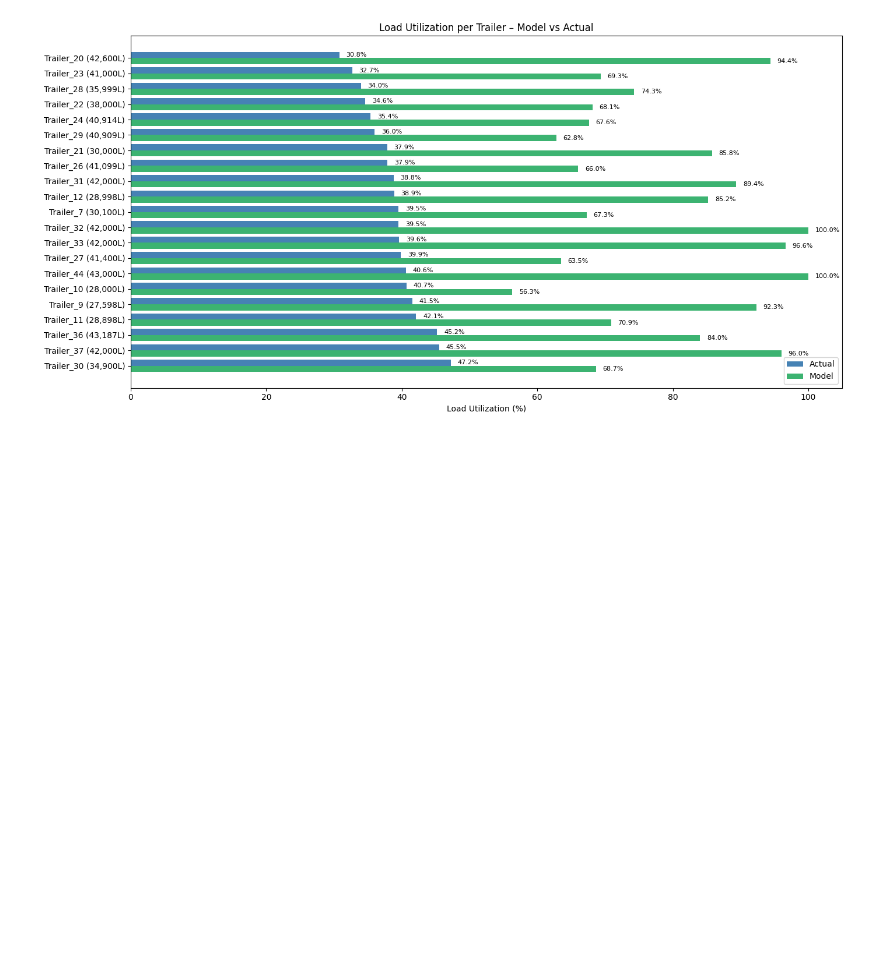
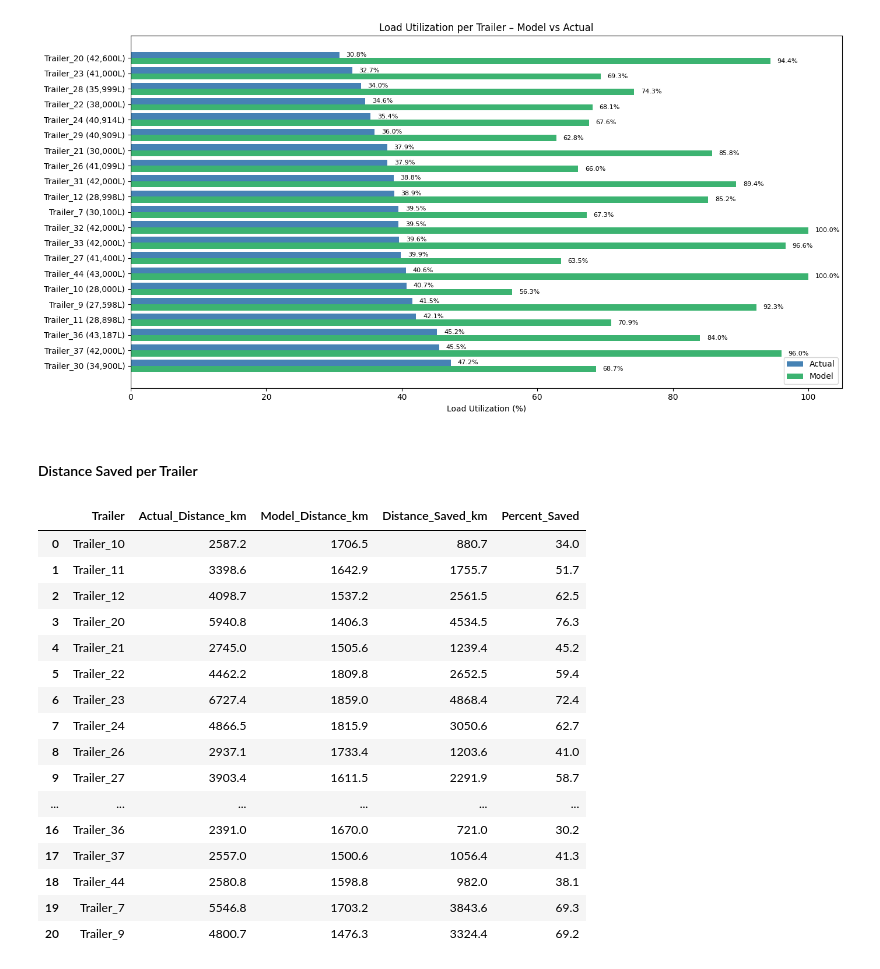
Before and after one commit to Marius-14/thesis_code, a Jupyter notebook: code/comparison_model_vs_actual.ipynb, the cells around one changed output. Cells and saved outputs as stored; diff of their text form; code cells hidden in the pictures; blank space fills up the shorter version.

```diff
--- a/code/comparison_model_vs_actual.ipynb
+++ b/code/comparison_model_vs_actual.ipynb
@@ -657,3 +657,64 @@ plt.tight_layout()
 plt.show()
 # %% [output]
 [figure]
+# %% [markdown]
+#### Distance Saved per Trailer
+# %%
+# Convert delivery date to datetime
+fuel_data_raw["Delivery_Date"] = pd.to_datetime(fuel_data_raw["Delivery_Date"])
+
+# Filter to Source_2 and calculate monthly average actual distance per trailer
+filtered_actual = fuel_data_raw[fuel_data_raw["Origin_ID"] == "Source_2"].copy()
+filtered_actual["RoundTrip_Distance"] = filtered_actual["Distance_km"] * 2
+filtered_actual["YearMonth"] = filtered_actual["Delivery_Date"].dt.to_period("M")
+
+model_distance = (
+    model_output.groupby("Trailer")["Distance_Travelled_km"]
+    .sum()
+    .reset_index()
+    .rename(columns={"Distance_Travelled_km": "Model_Distance_km"})
+)
+
+monthly_actual_distance = (
+    filtered_actual.groupby(["Trailer", "YearMonth"])["RoundTrip_Distance"]
+    .sum()
+    .reset_index()
+)
+
+avg_monthly_actual = (
+    monthly_actual_distance.groupby("Trailer")["RoundTrip_Distance"]
+    .mean()
+    .reset_index()
+    .rename(columns={"RoundTrip_Distance": "Actual_Distance_km"})
+)
+
+distance_comparison_avg = pd.merge(avg_monthly_actual, model_distance, on="Trailer", how="inner")
+distance_comparison_avg["Distance_Saved_km"] = distance_comparison_avg["Actual_Distance_km"] - distance_comparison_avg["Model_Distance_km"]
+distance_comparison_avg["Percent_Saved"] = (distance_comparison_avg["Distance_Saved_km"] / distance_comparison_avg["Actual_Distance_km"]) * 100
+
+distance_comparison_avg = distance_comparison_avg.round({
+    "Actual_Distance_km": 1,
+    "Model_Distance_km": 1,
+    "Distance_Saved_km": 1,
+    "Percent_Saved": 1
+})
+
+distance_comparison_avg.head(30)
+# %% [output]
+|  | Trailer | Actual_Distance_km | Model_Distance_km | Distance_Saved_km | Percent_Saved |
+| 0 | Trailer_10 | 2587.2 | 1706.5 | 880.7 | 34.0 |
+| 1 | Trailer_11 | 3398.6 | 1642.9 | 1755.7 | 51.7 |
+| 2 | Trailer_12 | 4098.7 | 1537.2 | 2561.5 | 62.5 |
+| 3 | Trailer_20 | 5940.8 | 1406.3 | 4534.5 | 76.3 |
+| 4 | Trailer_21 | 2745.0 | 1505.6 | 1239.4 | 45.2 |
+| 5 | Trailer_22 | 4462.2 | 1809.8 | 2652.5 | 59.4 |
+| 6 | Trailer_23 | 6727.4 | 1859.0 | 4868.4 | 72.4 |
+| 7 | Trailer_24 | 4866.5 | 1815.9 | 3050.6 | 62.7 |
+| 8 | Trailer_26 | 2937.1 | 1733.4 | 1203.6 | 41.0 |
+| 9 | Trailer_27 | 3903.4 | 1611.5 | 2291.9 | 58.7 |
+| ... | ... | ... | ... | ... | ... |
+| 16 | Trailer_36 | 2391.0 | 1670.0 | 721.0 | 30.2 |
+| 17 | Trailer_37 | 2557.0 | 1500.6 | 1056.4 | 41.3 |
+| 18 | Trailer_44 | 2580.8 | 1598.8 | 982.0 | 38.1 |
+| 19 | Trailer_7 | 5546.8 | 1703.2 | 3843.6 | 69.3 |
+| 20 | Trailer_9 | 4800.7 | 1476.3 | 3324.4 | 69.2 |
```
Also changed, not shown: parts of 1 cell of this notebook, 1 other file.
